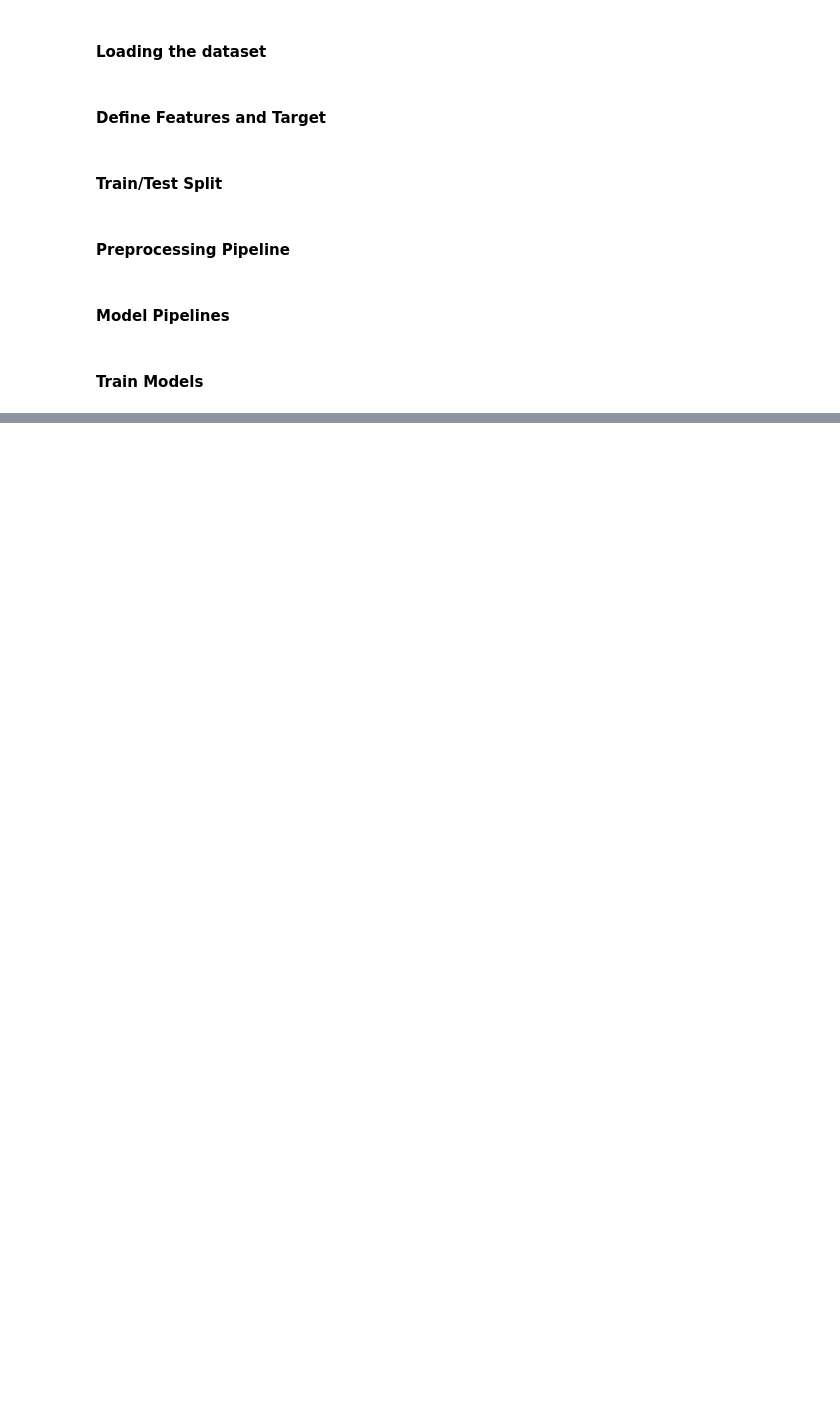
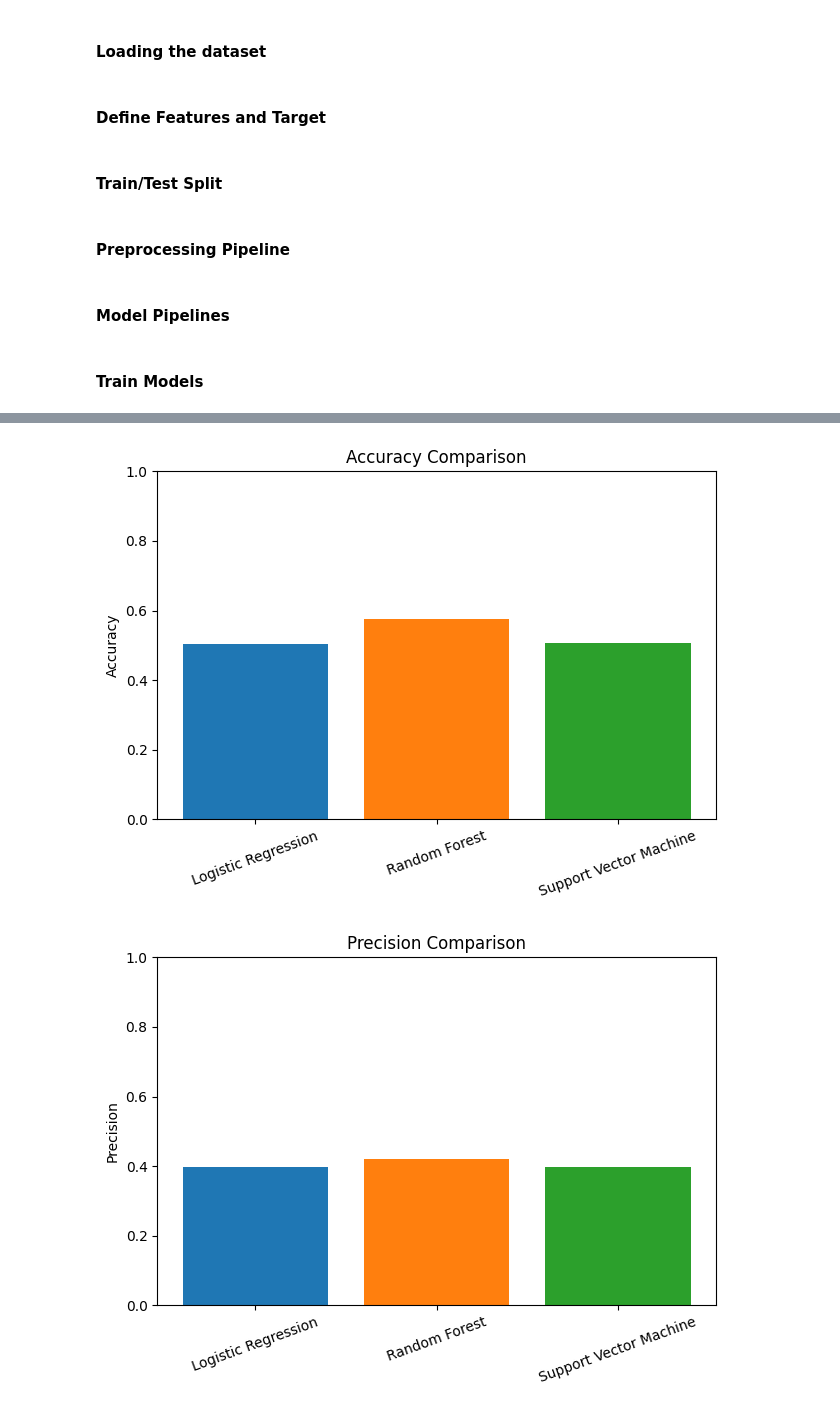
Before and after one commit to 0shanx/0shanx, a Jupyter notebook: DataScience2.ipynb, the cells around one changed output, grey strips where cells are left out. Saved outputs shown, nothing was run; the diff lists cells and outputs as text; code cells hidden in the pictures; blank space fills up the shorter version.

```diff
--- a/DataScience2.ipynb
+++ b/DataScience2.ipynb
@@ -48,22 +48,32 @@ preprocessor = ColumnTransformer([
 # %% [markdown]
 #### **Model Pipelines**
 # %%
-# Logistic Regression Pipeline
 pipe_lr = Pipeline([
     ('prep', preprocessor),
-    ('clf', LogisticRegression(max_iter=1000, random_state=42))
+    ('clf', LogisticRegression(
+        max_iter=1000,
+        random_state=42,
+        class_weight='balanced'
+    ))
 ])
 
-# Random Forest Pipeline
 pipe_rf = Pipeline([
     ('prep', preprocessor),
-    ('clf', RandomForestClassifier(n_estimators=100, random_state=42))
+    ('clf', RandomForestClassifier(
+        n_estimators=100,
+        random_state=42,
+        class_weight='balanced'
+    ))
 ])
 
-# SVM Pipeline
 pipe_svc = Pipeline([
     ('prep', preprocessor),
-    ('clf', SVC(kernel='rbf', probability=True, random_state=42))
+    ('clf', SVC(
+        kernel='rbf',
+        probability=True,
+        random_state=42,
+        class_weight='balanced'
+    ))
 ])
 # %% [markdown]
 #### **Train Models**
@@ -93,0 +178,23 @@ Pipeline(steps=[('prep',
+# %%
+import matplotlib.pyplot as plt
+
+colors = ['tab:blue', 'tab:orange', 'tab:green']
+
+plot_metrics = ['Accuracy', 'Precision', 'Recall', 'F1-Score', 'ROC-AUC']
+
+for metric in plot_metrics:
+    plt.figure()
+    models = df_metrics.index.tolist()
+    scores = df_metrics[metric].values
+
+    plt.bar(models, scores, color=colors)
+
+    plt.title(f'{metric} Comparison')
+    plt.ylabel(metric)
+    plt.ylim(0, 1)
+    plt.xticks(rotation=20)
+    plt.tight_layout()
+    plt.show()
+# %% [output]
+[figure, added]
+[figure, added]
```
Also changed, not shown: parts of 6 cells of this notebook.
